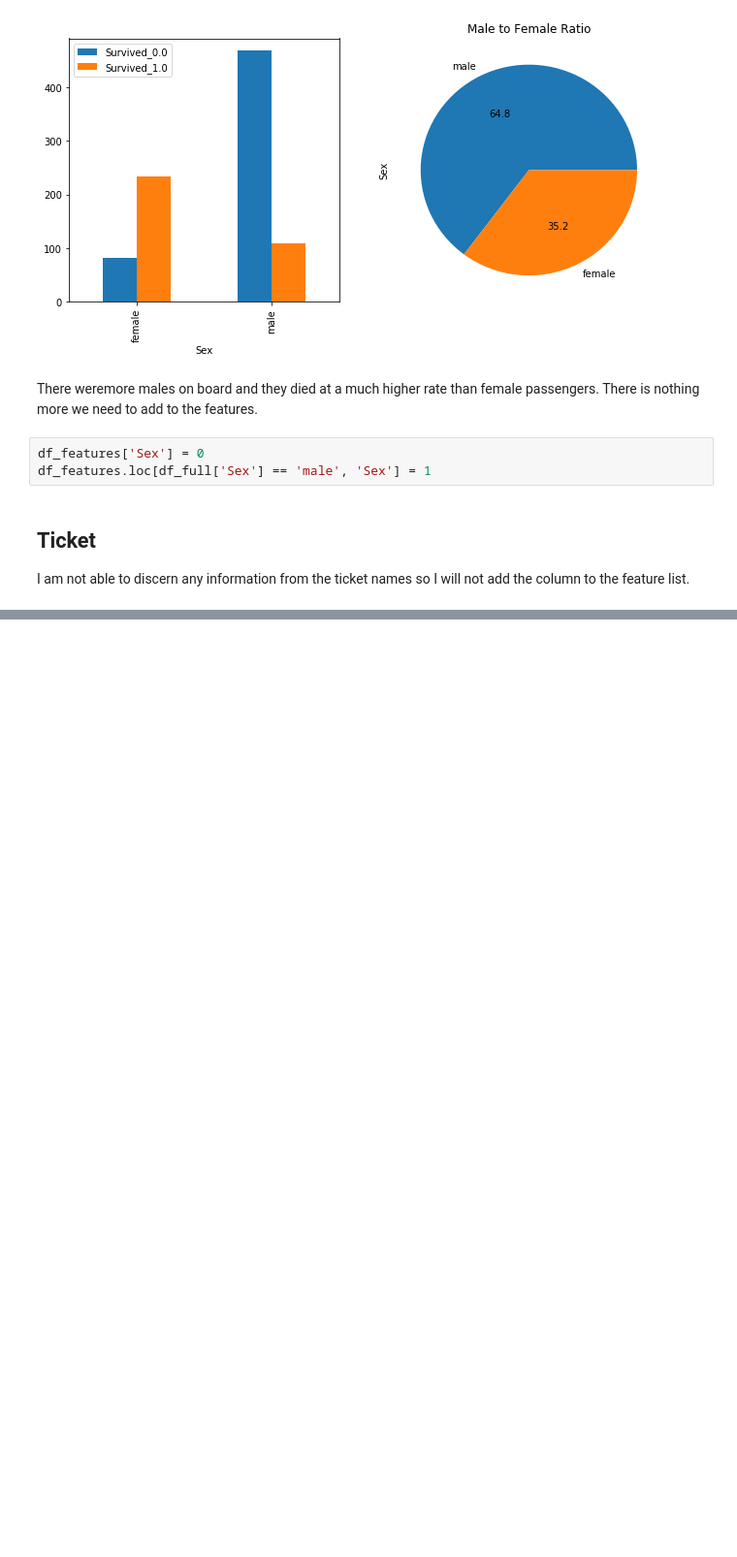
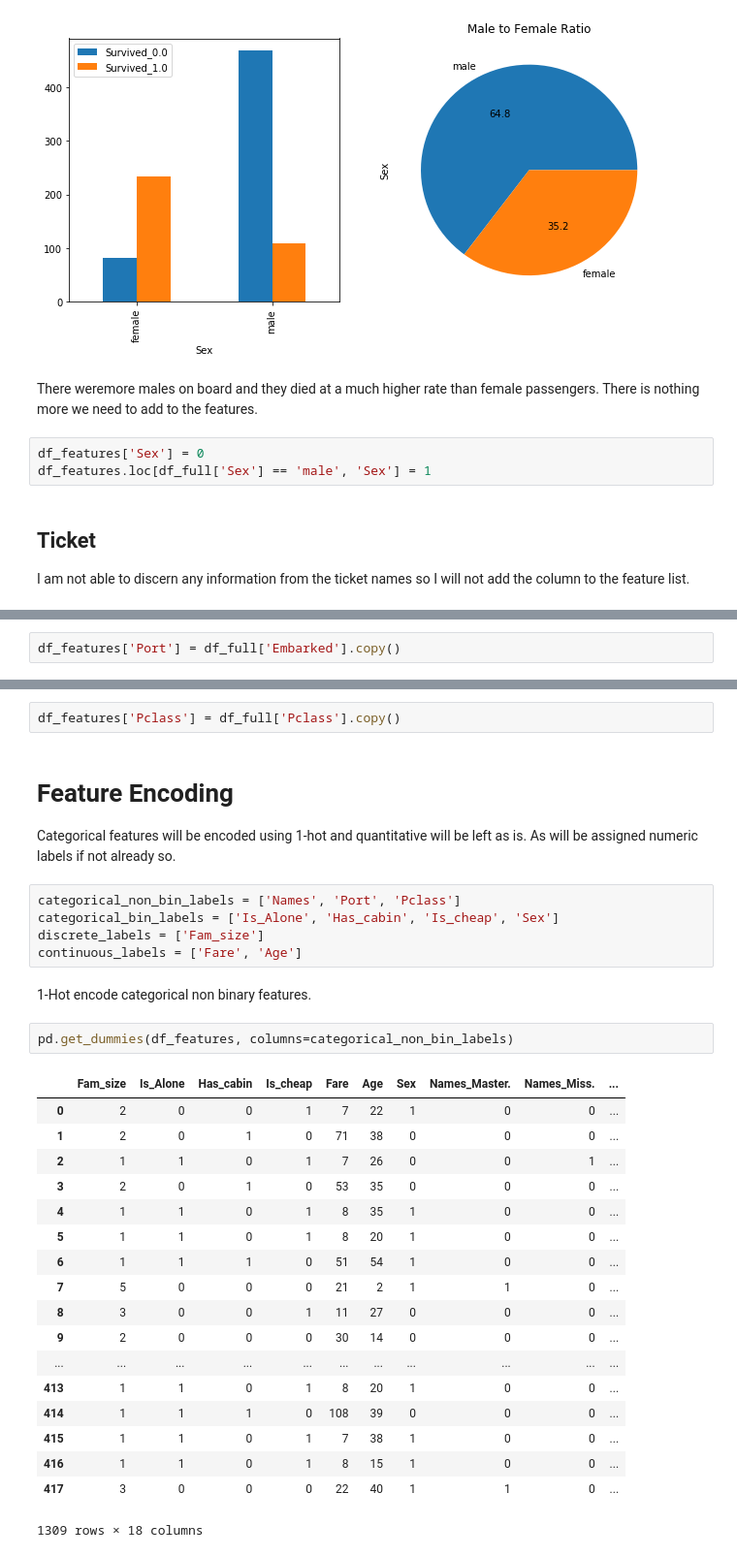
Before and after one commit to grantcooksey/kaggle-titanic, a Jupyter notebook: notebooks/Feature Engineering.ipynb, the cells around one changed output, grey strips where cells are left out. Shown at 97% size. Saved outputs shown, nothing was run; the diff lists cells and outputs as text; blank space fills up the shorter version.

```diff
--- a/notebooks/Feature Engineering.ipynb
+++ b/notebooks/Feature Engineering.ipynb
@@ -336,0 +362,2 @@ I am not able to discern any information from the ticket names so I will not add
+# %%
+df_features['Port'] = df_full['Embarked'].copy()
@@ -336,0 +396,34 @@ I am not able to discern any information from the ticket names so I will not add
+# %%
+df_features['Pclass'] = df_full['Pclass'].copy()
+# %% [markdown]
+# Feature Encoding
+
+Categorical features will be encoded using 1-hot and quantitative will be left as is. As will be assigned numeric labels if not already so.
+# %%
+categorical_non_bin_labels = ['Names', 'Port', 'Pclass']
+categorical_bin_labels = ['Is_Alone', 'Has_cabin', 'Is_cheap', 'Sex']
+discrete_labels = ['Fam_size']
+continuous_labels = ['Fare', 'Age']
+# %% [markdown]
+1-Hot encode categorical non binary features.
+# %%
+pd.get_dummies(df_features, columns=categorical_non_bin_labels)
+# %% [output]
+|  | Fam_size | Is_Alone | Has_cabin | Is_cheap | Fare | Age | Sex | Names_Master. | Names_Miss. | ... |
+| 0 | 2 | 0 | 0 | 1 | 7 | 22 | 1 | 0 | 0 | ... |
+| 1 | 2 | 0 | 1 | 0 | 71 | 38 | 0 | 0 | 0 | ... |
+| 2 | 1 | 1 | 0 | 1 | 7 | 26 | 0 | 0 | 1 | ... |
+| 3 | 2 | 0 | 1 | 0 | 53 | 35 | 0 | 0 | 0 | ... |
+| 4 | 1 | 1 | 0 | 1 | 8 | 35 | 1 | 0 | 0 | ... |
+| 5 | 1 | 1 | 0 | 1 | 8 | 20 | 1 | 0 | 0 | ... |
+| 6 | 1 | 1 | 1 | 0 | 51 | 54 | 1 | 0 | 0 | ... |
+| 7 | 5 | 0 | 0 | 0 | 21 | 2 | 1 | 1 | 0 | ... |
+| 8 | 3 | 0 | 0 | 1 | 11 | 27 | 0 | 0 | 0 | ... |
+| 9 | 2 | 0 | 0 | 0 | 30 | 14 | 0 | 0 | 0 | ... |
+| ... | ... | ... | ... | ... | ... | ... | ... | ... | ... | ... |
+| 413 | 1 | 1 | 0 | 1 | 8 | 20 | 1 | 0 | 0 | ... |
+| 414 | 1 | 1 | 1 | 0 | 108 | 39 | 0 | 0 | 0 | ... |
+| 415 | 1 | 1 | 0 | 1 | 7 | 38 | 1 | 0 | 0 | ... |
+| 416 | 1 | 1 | 0 | 1 | 8 | 15 | 1 | 0 | 0 | ... |
+| 417 | 3 | 0 | 0 | 0 | 22 | 40 | 1 | 1 | 0 | ... |
+1309 rows × 18 columns
```
Also changed, not shown: parts of 11 cells of this notebook.
